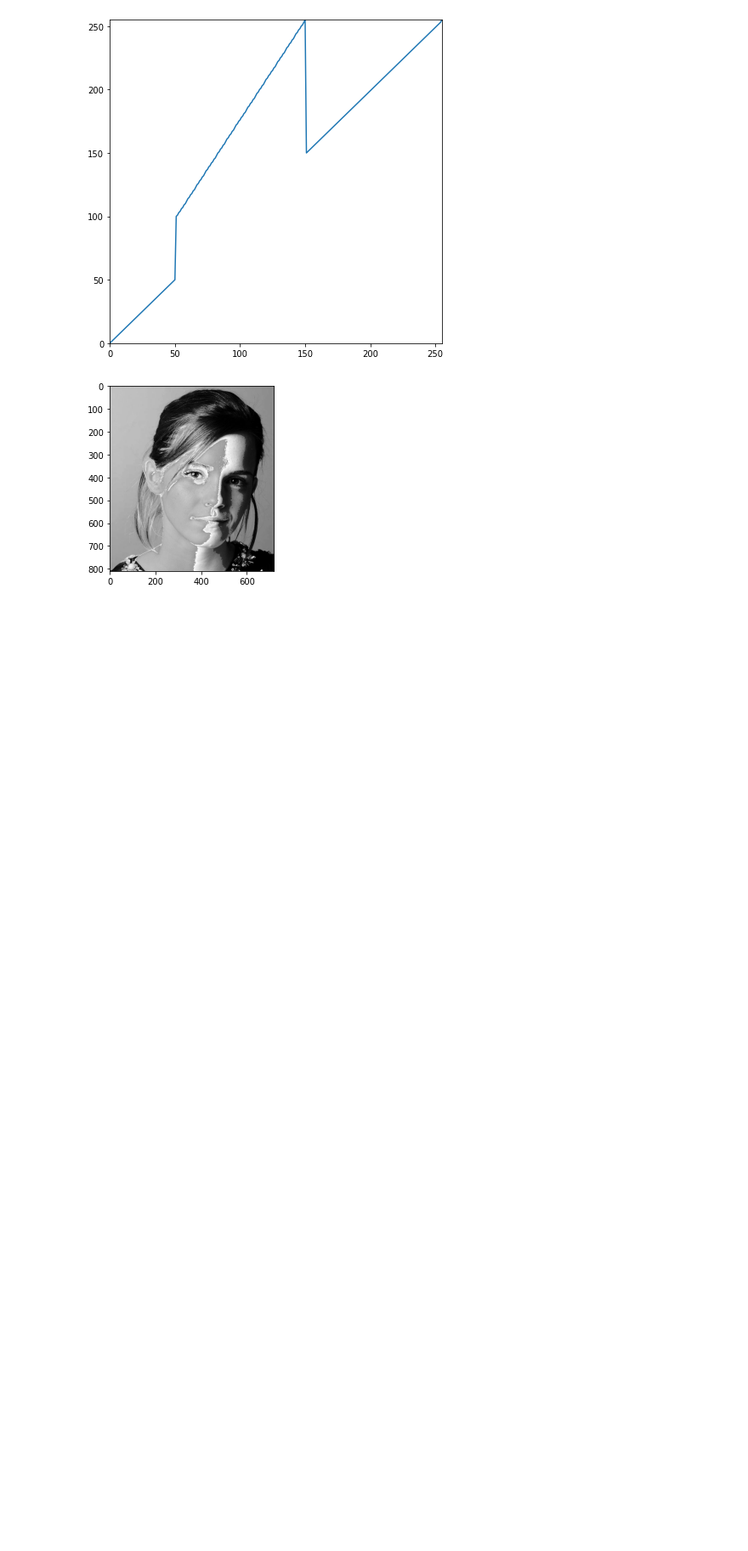
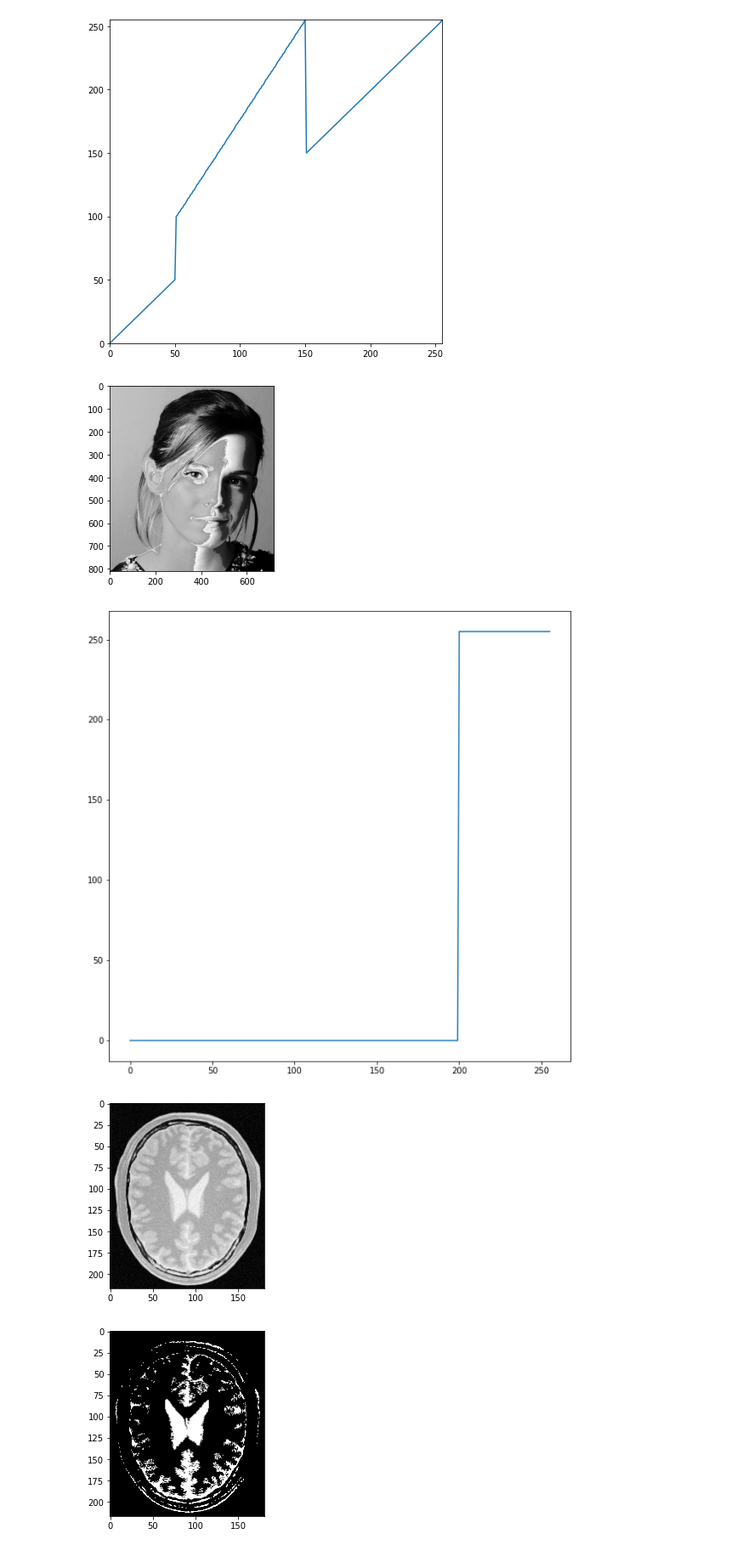
Before and after one commit to Dinuka-1999/Assignment, a Jupyter notebook: Assignment-1.ipynb, the cells around one changed output. Shown: that part at 85% size. Drawn from its saved outputs; the diff is of its cells as text; code cells hidden in the pictures; blank space fills up the shorter version.

```diff
--- a/Assignment-1.ipynb
+++ b/Assignment-1.ipynb
@@ -27,3 +27,22 @@ plt.show()
 [figure]
 [figure]
 [figure]
+# %%
+brain_img=cv.imread('brain_proton_density_slice.png',cv.IMREAD_GRAYSCALE)
+assert brain_img is not None
+t1=np.array([0 for r in range(0,200)])
+t2=np.array([255 for r in range(200,256)])
+t=np.concatenate((t1,t2),axis=0)
+assert len(t)==256
+fig,ax=plt.subplots(figsize=(10,10))
+ax.plot(t)
+plt.show()
+new_brain_img=cv.LUT(brain_img,t)
+plt.imshow(brain_img,cmap='gray')
+plt.show()
+plt.imshow(new_brain_img,cmap='gray')
+plt.show()
+# %% [output]
+[figure, added]
+[figure, added]
+[figure, added]
```
Also changed, not shown: parts of 1 cell of this notebook.
